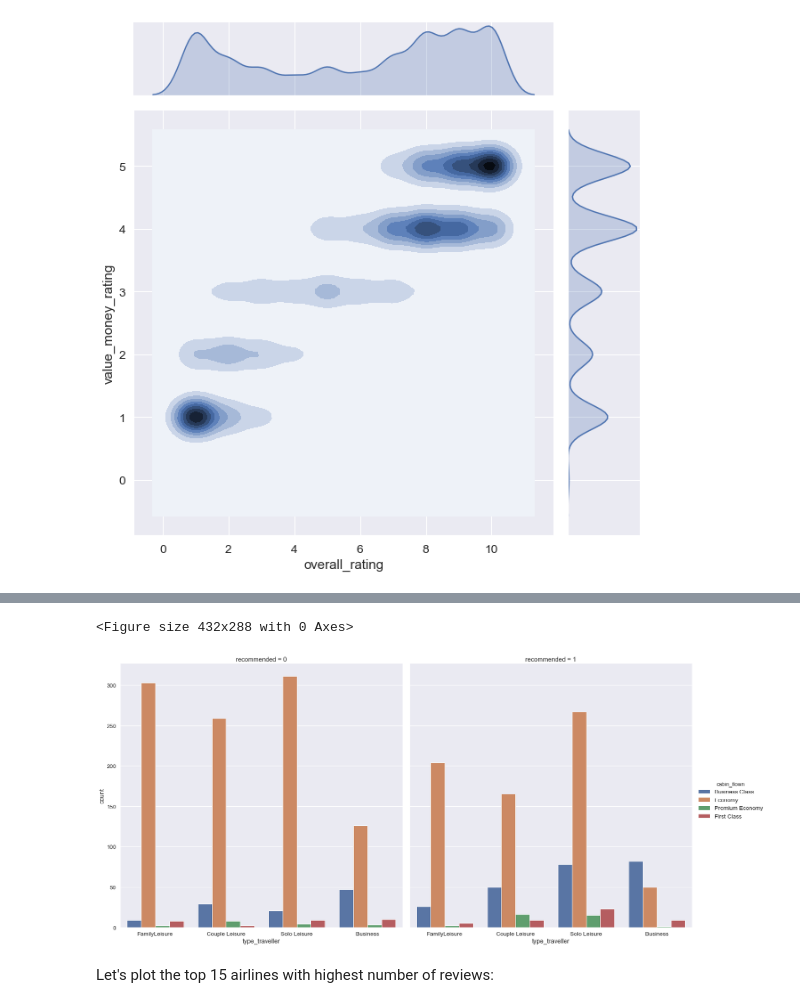
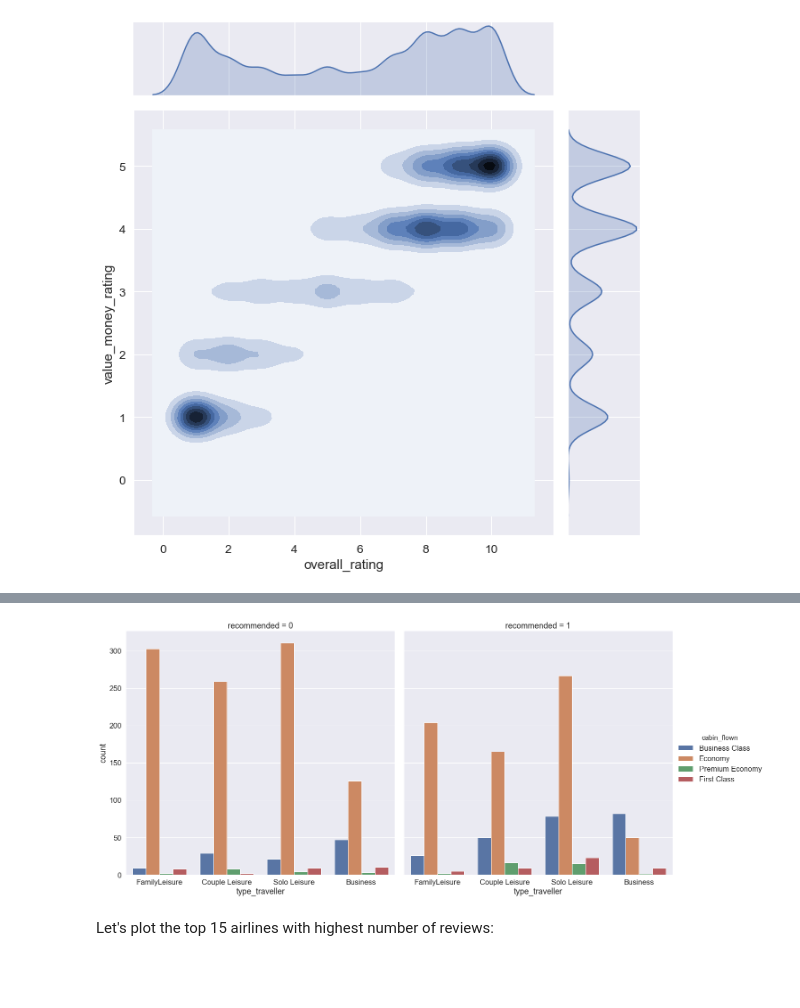
Before and after one commit to monikakrajnc/Capstone-Project-2, a Jupyter notebook: Exploratory_data_analysis.ipynb, the cells around one changed output, grey strips where cells are left out. Drawn from its saved outputs; the diff is of its cells as text; code cells hidden in the pictures; blank space fills up the shorter version.

```diff
--- a/Exploratory_data_analysis.ipynb
+++ b/Exploratory_data_analysis.ipynb
@@ -886,7 +859,7 @@ data_112_most_entries.groupby(['airline_name', 'cabin_flown']).agg({'overall_rat
 335 rows × 10 columns
 # %%
 # plot overall rating based on the flight class and recommendation
-plt.figure()
+sns.set(font_scale=2)
 _  = sns.catplot(x='overall_rating', hue='cabin_flown', col='recommended', data=data_112_most_entries, kind='count', height=10)
 plt.show()
 # %% [output]
@@ -904,7 +876,8 @@ sns.jointplot(x='overall_rating', y='value_money_rating', data=data_112_most_ent
 [figure]
 # %%
 # plot recommended and overall rating based on the flight class and traveller type
-plt.figure()
+#plt.figure()
+sns.set(font_scale=2)
 _  = sns.catplot(x='type_traveller', y='overall_rating', hue='cabin_flown', col='recommended', kind='swarm', data=data_112_most_entries, height=12)
 plt.show()
 # %% [output]
@@ -913,10 +885,10 @@ plt.show()
 # %%
 # plot recommended based on the flight class and traveller type
-plt.figure()
+#plt.figure()
+sns.set(font_scale=1.5)
 _  = sns.catplot(x='type_traveller', hue='cabin_flown', col='recommended', kind='count', data=data_112_most_entries, height=9)
 plt.show()
 # %% [output]
-<Figure size 432x288 with 0 Axes>
-[figure, old version]
+[figure, new version]
 # %% [markdown]
 Let's plot the top 15 airlines with highest number of reviews:
```
Also changed, not shown: parts of 17 cells of this notebook, 6 other files.
